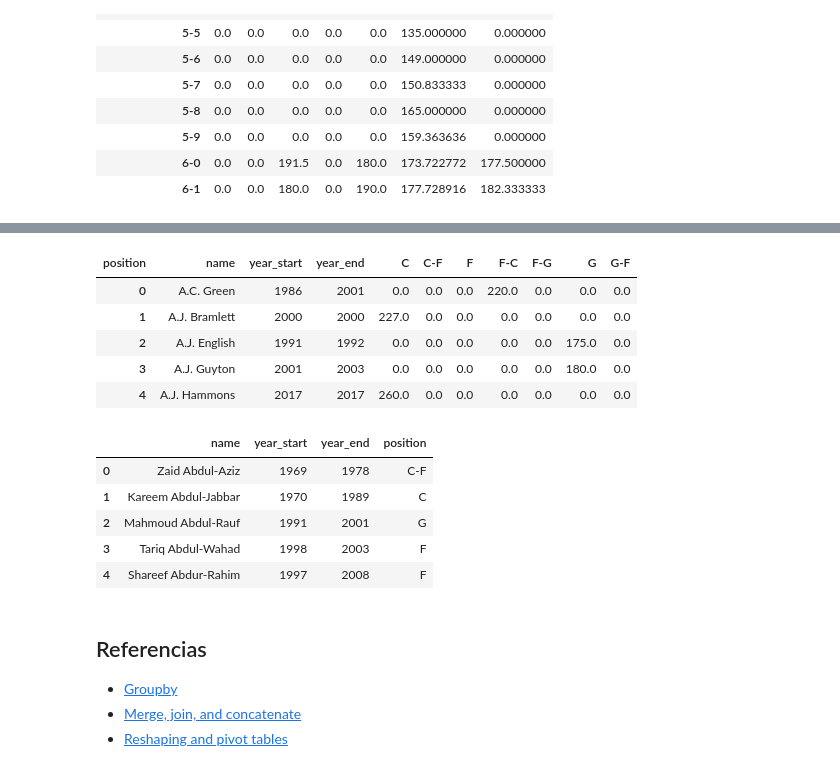
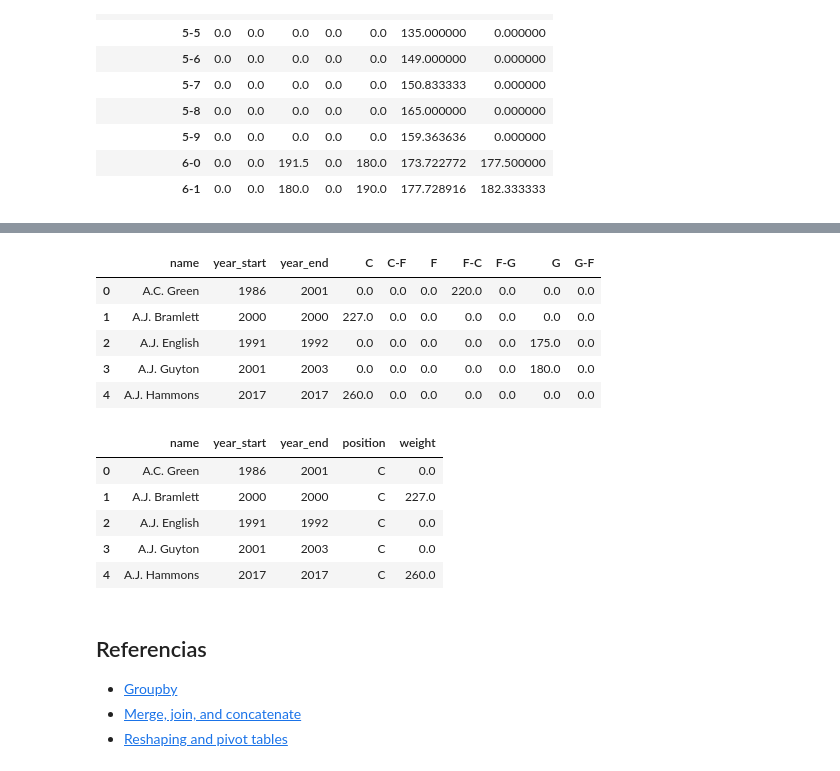
Before and after one commit to fralfaro/MAT306, a Jupyter notebook: docs/lectures/data_manipulation/pd_01b.ipynb, the cells around one changed output, grey strips where cells are left out. Drawn from its saved outputs; the diff is of its cells as text; code cells hidden in the pictures.

```diff
--- a/docs/lectures/data_manipulation/pd_01b.ipynb
+++ b/docs/lectures/data_manipulation/pd_01b.ipynb
@@ -526,34 +498,42 @@ Se reconocen dos situaciones:
 Para despivotear un dataframe en Pandas, utilizaremos el comando `melt`.
 # %%
 cols_index = ['name','year_start','year_end']
-pivot_df = df.pivot_table(index=cols_index, columns='position', values='weight', aggfunc='mean').fillna(0).reset_index()
+
+pivot_df = (
+    df.pivot_table(
+        index=cols_index,
+        columns='position',
+        values='weight',
+        aggfunc='mean'
+    )
+    .fillna(0)
+    .reset_index()
+)
+
+pivot_df.columns.name = None
 pivot_df.head()
 # %% [output]
-| position | name | year_start | year_end | C | C-F | F | F-C | F-G | G | G-F |
+|  | name | year_start | year_end | C | C-F | F | F-C | F-G | G | G-F |
 | 0 | A.C. Green | 1986 | 2001 | 0.0 | 0.0 | 0.0 | 220.0 | 0.0 | 0.0 | 0.0 |
 | 1 | A.J. Bramlett | 2000 | 2000 | 227.0 | 0.0 | 0.0 | 0.0 | 0.0 | 0.0 | 0.0 |
 | 2 | A.J. English | 1991 | 1992 | 0.0 | 0.0 | 0.0 | 0.0 | 0.0 | 175.0 | 0.0 |
 | 3 | A.J. Guyton | 2001 | 2003 | 0.0 | 0.0 | 0.0 | 0.0 | 0.0 | 180.0 | 0.0 |
 | 4 | A.J. Hammons | 2017 | 2017 | 260.0 | 0.0 | 0.0 | 0.0 | 0.0 | 0.0 | 0.0 |
 # %%
-# aplicar comando melt
-df_melt = pd.melt(
-    df,
-    id_vars=cols_index,
-    var_name='Type',
-    value_name='Value'
+melted_df = pivot_df.melt(
+    id_vars=['name', 'year_start', 'year_end'],  # columnas que se mantienen
+    var_name='position',                         # nombre de la columna nueva (antes columnas)
+    value_name='weight'                          # nombre de los valores
 )
 
-
-df_melt = df_melt.drop('Type',axis=1).rename(columns={'Value':'position'})
-df_melt.head()
+melted_df.head()
 # %% [output]
-|  | name | year_start | year_end | position |
-| 0 | Zaid Abdul-Aziz | 1969 | 1978 | C-F |
-| 1 | Kareem Abdul-Jabbar | 1970 | 1989 | C |
-| 2 | Mahmoud Abdul-Rauf | 1991 | 2001 | G |
-| 3 | Tariq Abdul-Wahad | 1998 | 2003 | F |
-| 4 | Shareef Abdur-Rahim | 1997 | 2008 | F |
+|  | name | year_start | year_end | position | weight |
+| 0 | A.C. Green | 1986 | 2001 | C | 0.0 |
+| 1 | A.J. Bramlett | 2000 | 2000 | C | 227.0 |
+| 2 | A.J. English | 1991 | 1992 | C | 0.0 |
+| 3 | A.J. Guyton | 2001 | 2003 | C | 0.0 |
+| 4 | A.J. Hammons | 2017 | 2017 | C | 260.0 |
 # %% [markdown]
 ## Referencias
 
```
Also changed, not shown: parts of 29 cells of this notebook.
